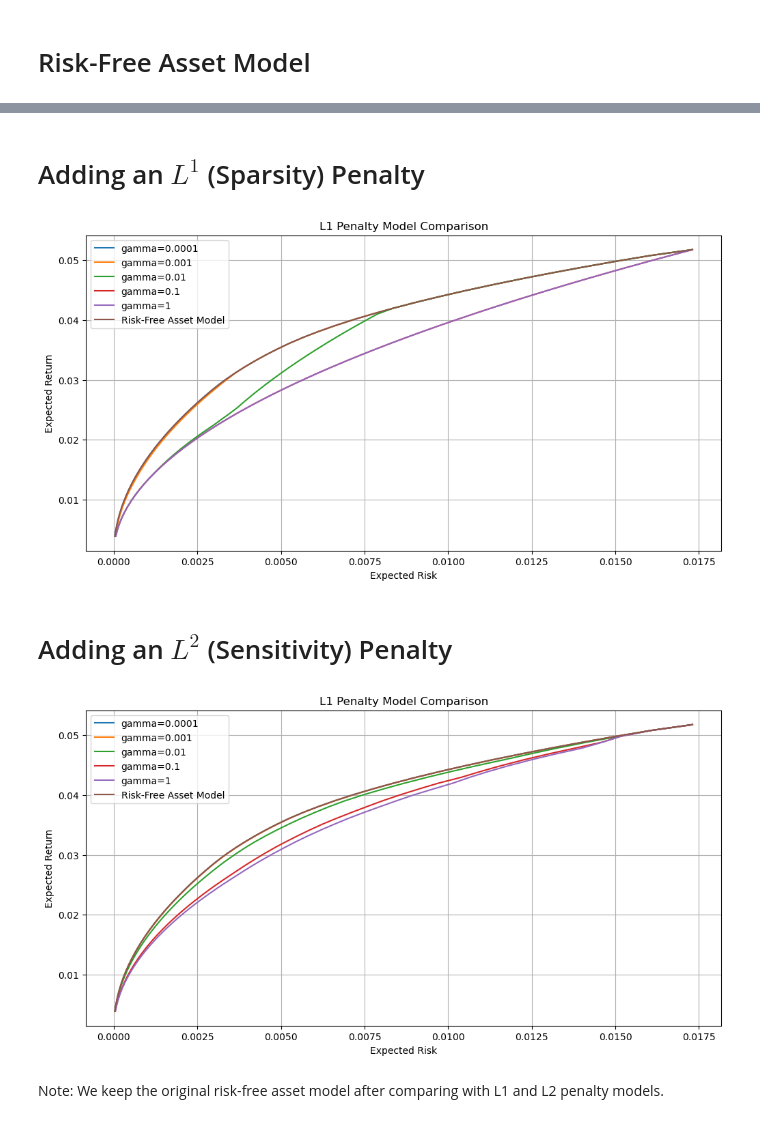
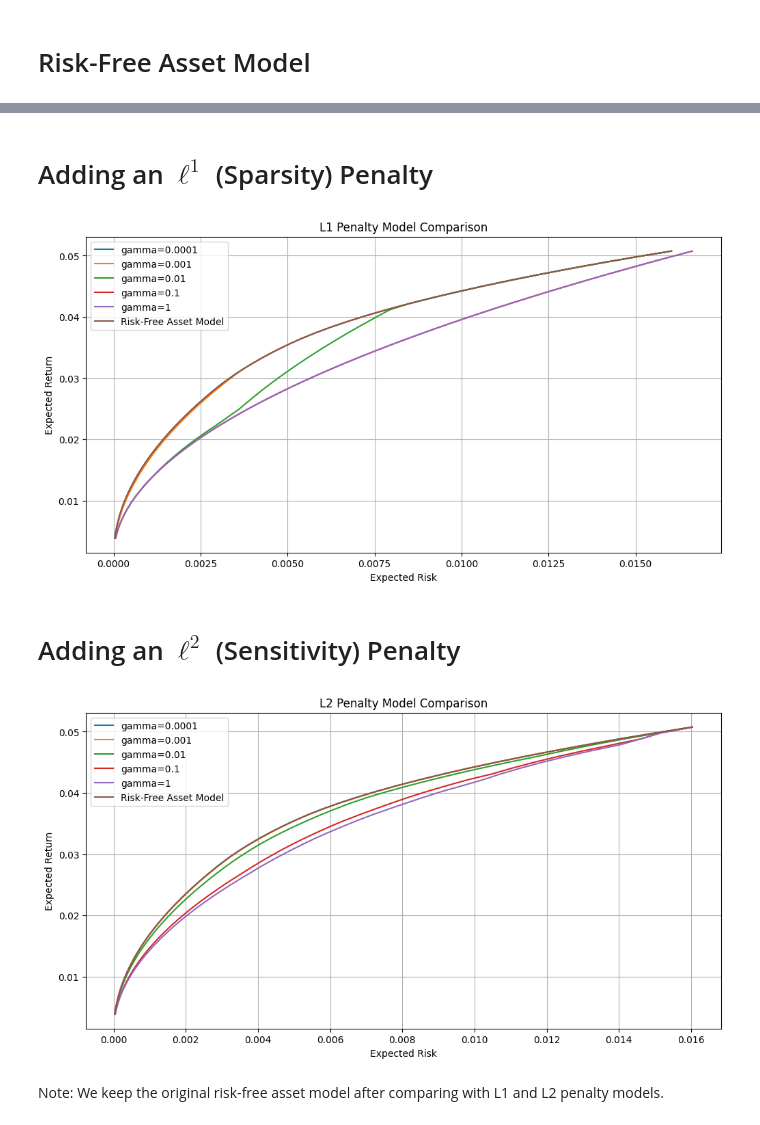
Before and after one commit to asamerry/Extended-Markowitz-Model-Project, a Jupyter notebook: model.ipynb, the cells around one changed output, grey strips where cells are left out. Drawn from its saved outputs; the diff is of its cells as text; code cells hidden in the pictures.

Commit message:
Drafted presentation; final touches to model.ipynb

```diff
--- a/model.ipynb
+++ b/model.ipynb
@@ -7,7 +7,7 @@ import cvxpy as cp
 from matplotlib import pyplot as plt
 import os, glob
 # %%
-def import_data():
+def import_data() -> tuple[pd.DataFrame, int]:
     files = glob.glob("data/*.csv")
     prices = pd.DataFrame({ os.path.basename(file).split(".")[0] : pd.read_csv(file, index_col="Date", date_format="%m/%Y")["Close"] for file in files })
     return prices, len(files)
@@ -97,7 +97,7 @@ class noShortModel(Model):
         super().__init__(mu, Sigma)
 
         self.mu_range = (min(self.mu), max(self.mu))
-        self.r_range = np.linspace(self.mu_range[0]+1e-3, self.mu_range[1], 50)
+        self.r_range = np.linspace(self.mu_range[0]+1e-3, self.mu_range[1]-1e-3, 50)
 
         self.x = cp.Variable(num_stocks)
         self.f = cp.quad_form(self.x, self.Sigma)
@@ -181,5 +181,5 @@ compare_plots(
 # %% [markdown]
-# Adding an $L^1$ (Sparsity) Penalty
+# Adding an $\ell^1$ (Sparsity) Penalty
 # %%
 class L1Model(riskFreeAssetModel):
     def __init__(self, mu, Sigma, gamma):
@@ -203,9 +203,9 @@ compare_plots(
     names,
     "L1 Penalty Model Comparison")
 # %% [output]
-[figure, old version]
+[figure, new version]
 # %% [markdown]
-# Adding an $L^2$ (Sensitivity) Penalty
+# Adding an $\ell^2$ (Sensitivity) Penalty
 # %%
 class L2Model(riskFreeAssetModel):
     def __init__(self, mu, Sigma, gamma):
@@ -215,20 +215,20 @@ class L2Model(riskFreeAssetModel):
 # %%
 models = []
 gammas = [0.0001, 0.001, 0.01, 0.1, 1]
 for gamma in gammas:
     L2 = L2Model(mu_hat, Sigma_hat, gamma)
     L2.solve()
     models.append(L2)
 
 models.append(riskFreeAsset)
 names = [f"{gamma=}" for gamma in gammas]
 names.append("Risk-Free Asset Model")
 
 compare_plots(
     models,
     names,
-    "L1 Penalty Model Comparison")
+    "L2 Penalty Model Comparison")
 # %% [output]
-[figure, old version]
+[figure, new version]
 # %% [markdown]
 Note: We keep the original risk-free asset model after comparing with L1 and L2 penalty models.
```
Also changed, not shown: parts of 4 cells of this notebook, 2 other files.
